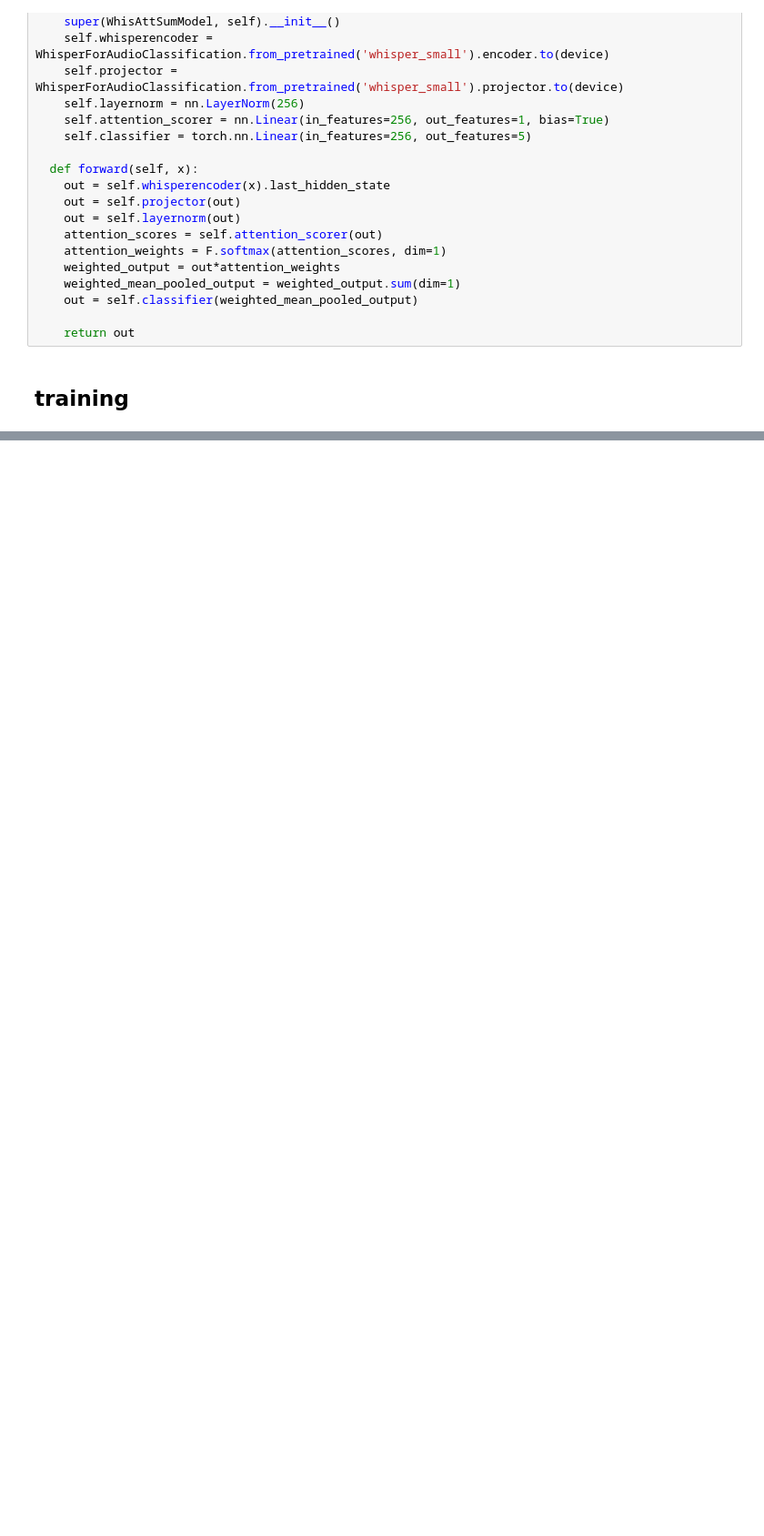
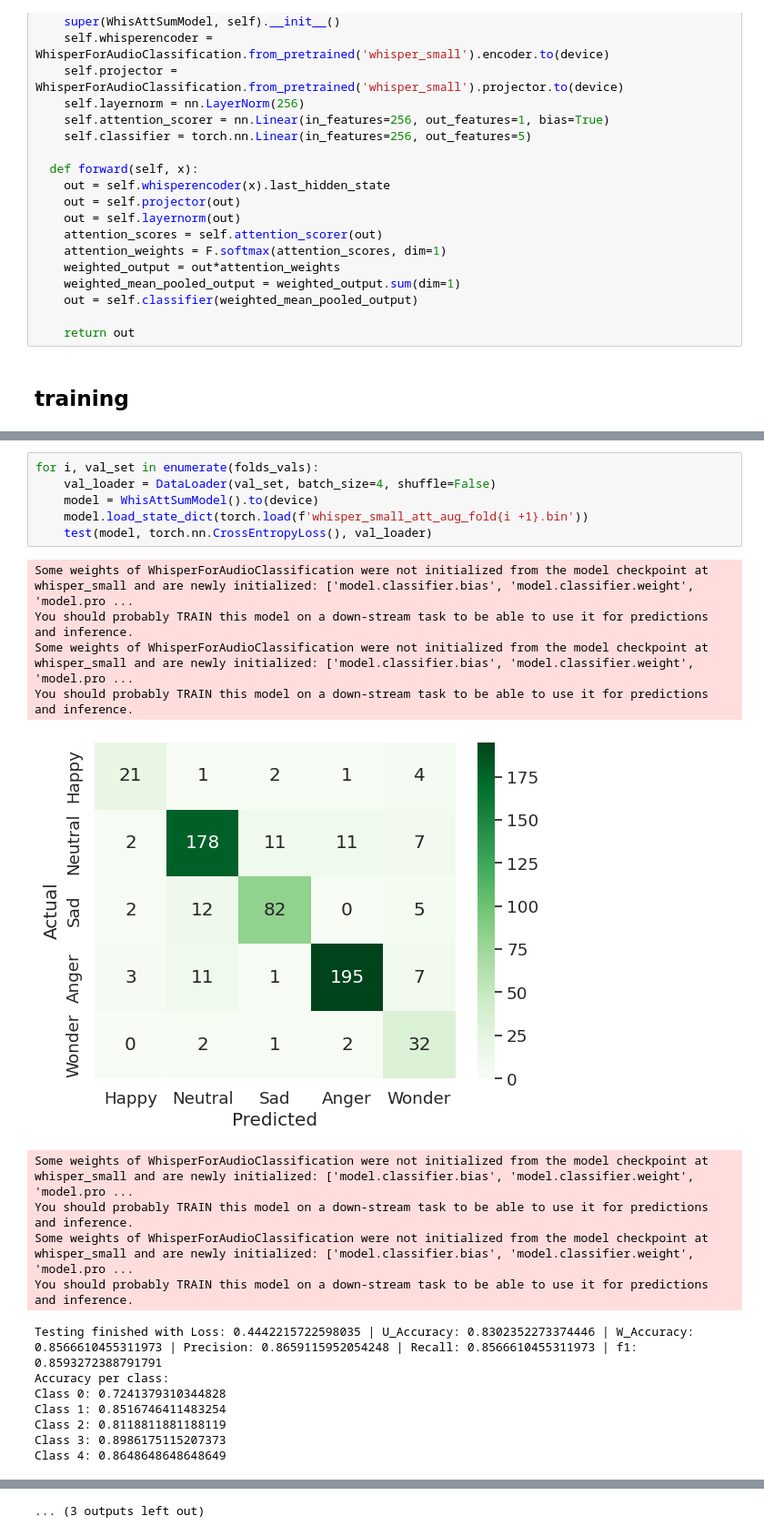
Before and after one commit to alishendabadi/AttentivePoolingWhisperSER, a Jupyter notebook: whisper_att_aug_kfold.ipynb, the cells around one changed output, grey strips where cells are left out. Shown at 91% size. Cells and saved outputs as stored; diff of their text form; blank space fills up the shorter version.

```diff
--- a/whisper_att_aug_kfold.ipynb
+++ b/whisper_att_aug_kfold.ipynb
@@ -462,0 +505,23 @@ for trainset_indices, trainset, valset in zip(folds_indices, folds_trains, folds
+# %%
+for i, val_set in enumerate(folds_vals):
+    val_loader = DataLoader(val_set, batch_size=4, shuffle=False)
+    model = WhisAttSumModel().to(device)
+    model.load_state_dict(torch.load(f'whisper_small_att_aug_fold{i +1}.bin'))
+    test(model, torch.nn.CrossEntropyLoss(), val_loader)
+# %% [output]
+Some weights of WhisperForAudioClassification were not initialized from the model checkpoint at whisper_small and are newly initialized: ['model.classifier.bias', 'model.classifier.weight', 'model.pro ...
+You should probably TRAIN this model on a down-stream task to be able to use it for predictions and inference.
+Some weights of WhisperForAudioClassification were not initialized from the model checkpoint at whisper_small and are newly initialized: ['model.classifier.bias', 'model.classifier.weight', 'model.pro ...
+You should probably TRAIN this model on a down-stream task to be able to use it for predictions and inference.
+[figure, added]
+Some weights of WhisperForAudioClassification were not initialized from the model checkpoint at whisper_small and are newly initialized: ['model.classifier.bias', 'model.classifier.weight', 'model.pro ...
+You should probably TRAIN this model on a down-stream task to be able to use it for predictions and inference.
+Some weights of WhisperForAudioClassification were not initialized from the model checkpoint at whisper_small and are newly initialized: ['model.classifier.bias', 'model.classifier.weight', 'model.pro ...
+You should probably TRAIN this model on a down-stream task to be able to use it for predictions and inference.
+Testing finished with Loss: 0.4442215722598035 | U_Accuracy: 0.8302352273374446 | W_Accuracy: 0.8566610455311973 | Precision: 0.8659115952054248 | Recall: 0.8566610455311973 | f1: 0.8593272388791791
+Accuracy per class:
+Class 0: 0.7241379310344828
+Class 1: 0.8516746411483254
+Class 2: 0.8118811881188119
+Class 3: 0.8986175115207373
+Class 4: 0.8648648648648649
@@ -462,0 +557 @@ for trainset_indices, trainset, valset in zip(folds_indices, folds_trains, folds
+... (3 outputs left out)
```
Also changed, not shown: parts of 14 cells of this notebook, 2 other files.
